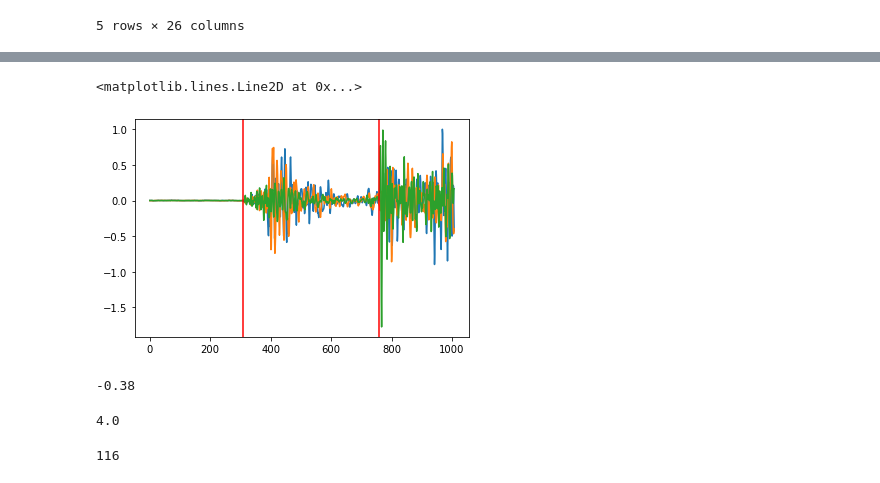
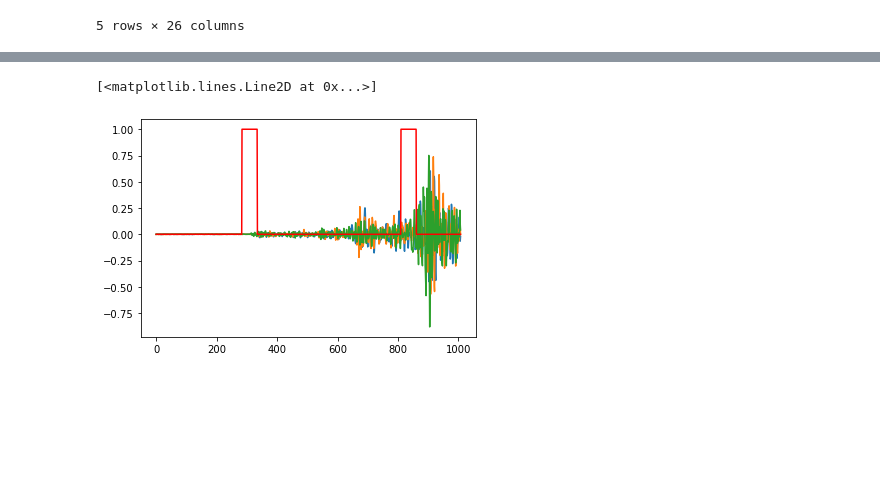
Before and after one commit to armstrong06/seis_proc_dl, a Jupyter notebook: detectors/data_augmentation/develop_new_mew.ipynb, the cells around one changed output, grey strips where cells are left out. Saved outputs shown, nothing was run; the diff lists cells and outputs as text; code cells hidden in the pictures; blank space fills up the shorter version.

```diff
--- a/detectors/data_augmentation/develop_new_mew.ipynb
+++ b/detectors/data_augmentation/develop_new_mew.ipynb
@@ -293,5 +325,6 @@ plt.axvline(wf2_trim.shape[0] - 50, color="r")
 # %%
+# Convert Stream back to an array
 wf2_taper = np.concatenate([st[0].data.reshape(-1, 1), st[1].data.reshape(-1, 1), st[2].data.reshape(-1, 1)], axis=1)
+# Trim the WF2 to the number of samples needed by removing samples from the right end
+wf2_taper_trim = wf2_taper[0:(wf_length-second_event_sample+wf2_buffer), :]
-# %%
-wf2_taper_trim = wf2_taper[0:-wf2_buffer, :]
 # %%
@@ -312,0 +342,5 @@ plt.plot(range(wf_length), wf2_padded)
+# %%
+# Pad the front of wf2 with zeros so length is wf_length
+wf2_padded = np.zeros_like(wf1_trim)
+# Start wf2_buffer before the pick sample
+wf2_padded[second_event_sample-wf2_buffer:] = wf2_taper_trim
@@ -313,21 +356,13 @@ plt.plot(range(wf_length), wf2_padded)
 # %%
 combined_wf = wf1_trim + wf2_padded
+# %%
+boxcar_width = 25
+boxcar = np.zeros(wf_length)
+boxcar[first_event_sample-boxcar_width:first_event_sample+boxcar_width+1] = 1
+boxcar[second_event_sample-boxcar_width:second_event_sample+boxcar_width+1] = 1
 # %%
 plt.plot(range(wf_length), combined_wf[:, :])
-plt.axvline(first_event_sample, color="r")
-plt.axvline(second_event_sample, color="r")
+plt.plot(np.arange(wf_length), boxcar, color="red")
 # %% [output]
-<matplotlib.lines.Line2D at 0x...>
+[<matplotlib.lines.Line2D at 0x...>]
-[figure, old version]
+[figure, new version]
-# %%
-mag_diff
-# %% [output]
--0.38
-# %%
-rand_row_first.source_receiver_distance
-# %% [output]
-4.0
-# %%
-min_sep
-# %% [output]
-116
```
Also changed, not shown: parts of 34 cells of this notebook, 1 other file.
